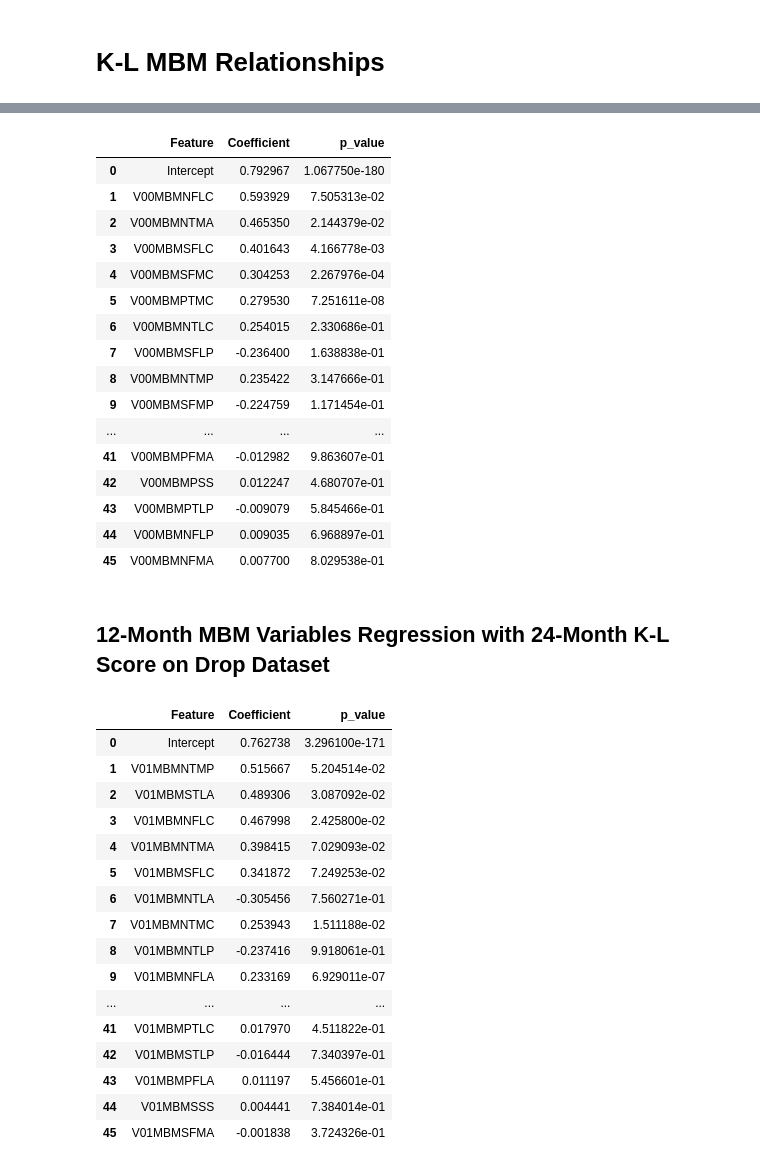
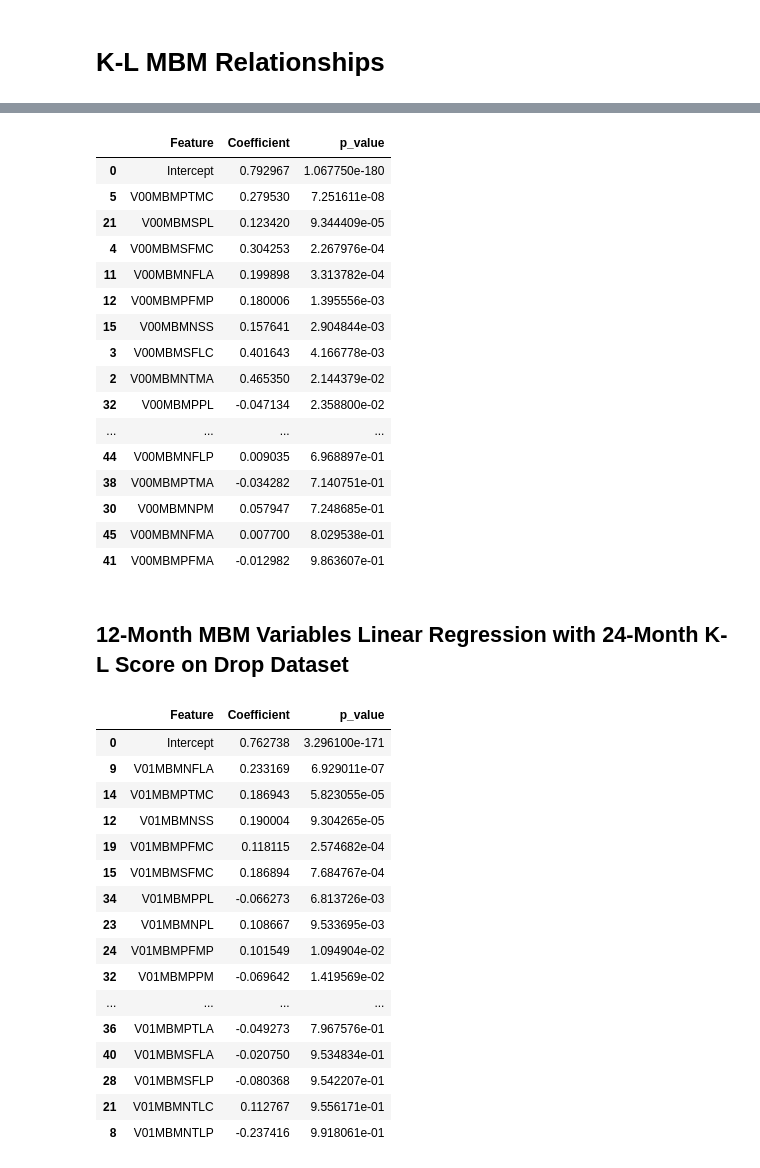
Before and after one commit to Mitch-Jones0507/MSc_OAI_Project, a Jupyter notebook: notebook/kl_oriented/kl_mbm_relationships.ipynb, the cells around one changed output, grey strips where cells are left out. Drawn from its saved outputs; the diff is of its cells as text; code cells hidden in the pictures.

```diff
--- a/notebook/kl_oriented/kl_mbm_relationships.ipynb
+++ b/notebook/kl_oriented/kl_mbm_relationships.ipynb
@@ -30,48 +36,46 @@ display(v00_v01_kl_drop_coef_df)
 # %%
-from IPython.display import display
 from scripts.mbm.kl_oriented.kl_mbm_relationships import v00_v03_kl_drop_coef_df
 
-display(v00_v03_kl_drop_coef_df)
+display(v00_v03_kl_drop_coef_df.sort_values(by='p_value', ascending=True))
 # %% [output]
 |  | Feature | Coefficient | p_value |
 | 0 | Intercept | 0.792967 | 1.067750e-180 |
-| 1 | V00MBMNFLC | 0.593929 | 7.505313e-02 |
+| 5 | V00MBMPTMC | 0.279530 | 7.251611e-08 |
+| 21 | V00MBMSPL | 0.123420 | 9.344409e-05 |
+| 4 | V00MBMSFMC | 0.304253 | 2.267976e-04 |
+| 11 | V00MBMNFLA | 0.199898 | 3.313782e-04 |
+| 12 | V00MBMPFMP | 0.180006 | 1.395556e-03 |
+| 15 | V00MBMNSS | 0.157641 | 2.904844e-03 |
+| 3 | V00MBMSFLC | 0.401643 | 4.166778e-03 |
 | 2 | V00MBMNTMA | 0.465350 | 2.144379e-02 |
-| 3 | V00MBMSFLC | 0.401643 | 4.166778e-03 |
-| 4 | V00MBMSFMC | 0.304253 | 2.267976e-04 |
-| 5 | V00MBMPTMC | 0.279530 | 7.251611e-08 |
-| 6 | V00MBMNTLC | 0.254015 | 2.330686e-01 |
-| 7 | V00MBMSFLP | -0.236400 | 1.638838e-01 |
-| 8 | V00MBMNTMP | 0.235422 | 3.147666e-01 |
-| 9 | V00MBMSFMP | -0.224759 | 1.171454e-01 |
+| 32 | V00MBMPPL | -0.047134 | 2.358800e-02 |
 | ... | ... | ... | ... |
+| 44 | V00MBMNFLP | 0.009035 | 6.968897e-01 |
+| 38 | V00MBMPTMA | -0.034282 | 7.140751e-01 |
+| 30 | V00MBMNPM | 0.057947 | 7.248685e-01 |
+| 45 | V00MBMNFMA | 0.007700 | 8.029538e-01 |
 | 41 | V00MBMPFMA | -0.012982 | 9.863607e-01 |
-| 42 | V00MBMPSS | 0.012247 | 4.680707e-01 |
-| 43 | V00MBMPTLP | -0.009079 | 5.845466e-01 |
-| 44 | V00MBMNFLP | 0.009035 | 6.968897e-01 |
-| 45 | V00MBMNFMA | 0.007700 | 8.029538e-01 |
 # %% [markdown]
-## 12-Month MBM Variables Regression with 24-Month K-L Score on Drop Dataset
+## 12-Month MBM Variables Linear Regression with 24-Month K-L Score on Drop Dataset
 # %%
-from IPython.display import display
 from scripts.mbm.kl_oriented.kl_mbm_relationships import v01_v03_kl_drop_coef_df
 
-display(v01_v03_kl_drop_coef_df)
+display(v01_v03_kl_drop_coef_df.sort_values(by='p_value', ascending=True))
 # %% [output]
 |  | Feature | Coefficient | p_value |
 | 0 | Intercept | 0.762738 | 3.296100e-171 |
-| 1 | V01MBMNTMP | 0.515667 | 5.204514e-02 |
-| 2 | V01MBMSTLA | 0.489306 | 3.087092e-02 |
-| 3 | V01MBMNFLC | 0.467998 | 2.425800e-02 |
-| 4 | V01MBMNTMA | 0.398415 | 7.029093e-02 |
-| 5 | V01MBMSFLC | 0.341872 | 7.249253e-02 |
-| 6 | V01MBMNTLA | -0.305456 | 7.560271e-01 |
-| 7 | V01MBMNTMC | 0.253943 | 1.511188e-02 |
+| 9 | V01MBMNFLA | 0.233169 | 6.929011e-07 |
+| 14 | V01MBMPTMC | 0.186943 | 5.823055e-05 |
+| 12 | V01MBMNSS | 0.190004 | 9.304265e-05 |
+| 19 | V01MBMPFMC | 0.118115 | 2.574682e-04 |
+| 15 | V01MBMSFMC | 0.186894 | 7.684767e-04 |
+| 34 | V01MBMPPL | -0.066273 | 6.813726e-03 |
+| 23 | V01MBMNPL | 0.108667 | 9.533695e-03 |
+| 24 | V01MBMPFMP | 0.101549 | 1.094904e-02 |
+| 32 | V01MBMPPM | -0.069642 | 1.419569e-02 |
+| ... | ... | ... | ... |
+| 36 | V01MBMPTLA | -0.049273 | 7.967576e-01 |
+| 40 | V01MBMSFLA | -0.020750 | 9.534834e-01 |
+| 28 | V01MBMSFLP | -0.080368 | 9.542207e-01 |
+| 21 | V01MBMNTLC | 0.112767 | 9.556171e-01 |
 | 8 | V01MBMNTLP | -0.237416 | 9.918061e-01 |
-| 9 | V01MBMNFLA | 0.233169 | 6.929011e-07 |
-| ... | ... | ... | ... |
-| 41 | V01MBMPTLC | 0.017970 | 4.511822e-01 |
-| 42 | V01MBMSTLP | -0.016444 | 7.340397e-01 |
-| 43 | V01MBMPFLA | 0.011197 | 5.456601e-01 |
-| 44 | V01MBMSSS | 0.004441 | 7.384014e-01 |
-| 45 | V01MBMSFMA | -0.001838 | 3.724326e-01 |
```
Also changed, not shown: parts of 18 cells of this notebook, 17 other files.
